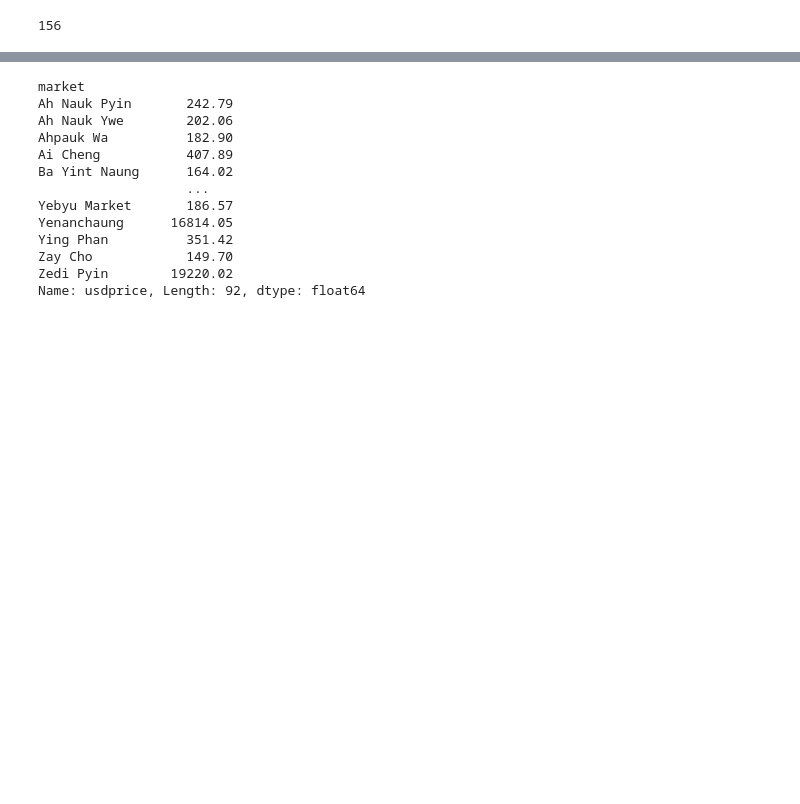
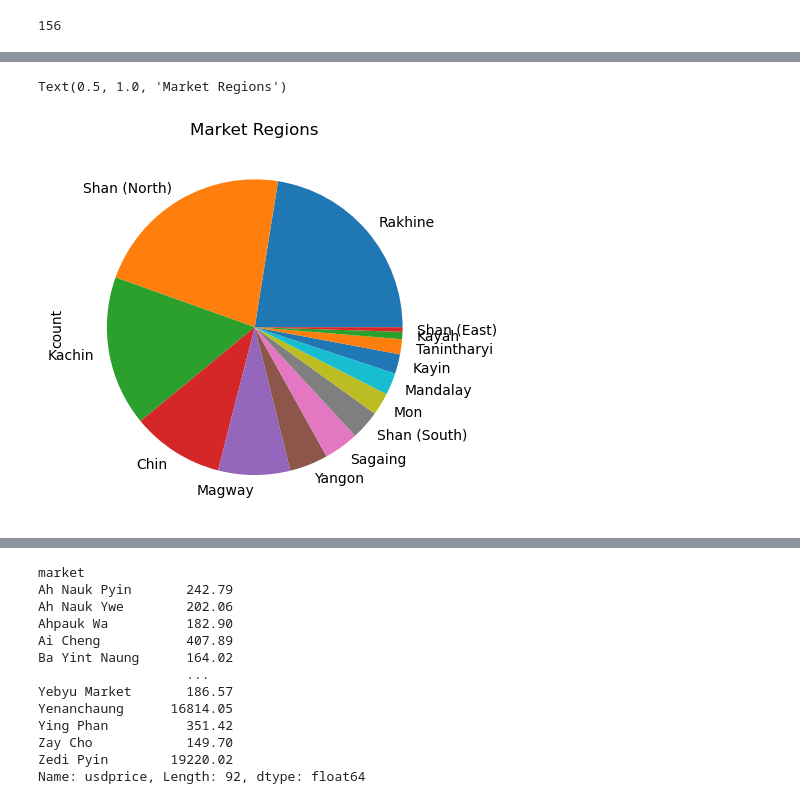
Before and after one commit to cat-mang/Myanmar_Food, a Jupyter notebook: notebooks/market_eda.ipynb, the cells around one changed output, grey strips where cells are left out. Saved outputs shown, nothing was run; the diff lists cells and outputs as text; code cells hidden in the pictures; blank space fills up the shorter version.

Commit message:
Market EDA Complete

```diff
--- a/notebooks/market_eda.ipynb
+++ b/notebooks/market_eda.ipynb
@@ -70,4 +70,10 @@ markets_df.head()
 | 3 | 2008-01-15 | Kachin | Myitkyina | Wai Maw | 25.34222 | 97.44001 | meat, fish and eggs | Meat (pork) | KG | actual | ... |
 | 4 | 2008-01-15 | Kachin | Myitkyina | Wai Maw | 25.34222 | 97.44001 | vegetables and fruits | Onions | KG | actual | ... |
 | 5 | 2008-01-15 | Kachin | Myitkyina | Wai Maw | 25.34222 | 97.44001 | vegetables and fruits | Tomatoes | KG | actual | ... |
+# %%
+markets_df['region'].value_counts().plot.pie()
+plt.title("Market Regions")
+# %% [output]
+Text(0.5, 1.0, 'Market Regions')
+[figure, added]
 # %%
```
Also changed, not shown: parts of 11 cells of this notebook.
